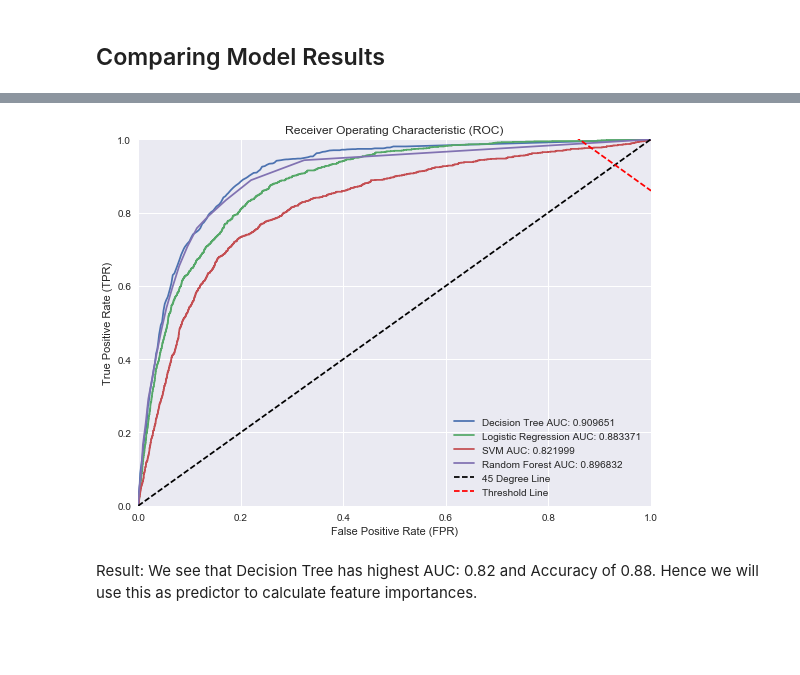
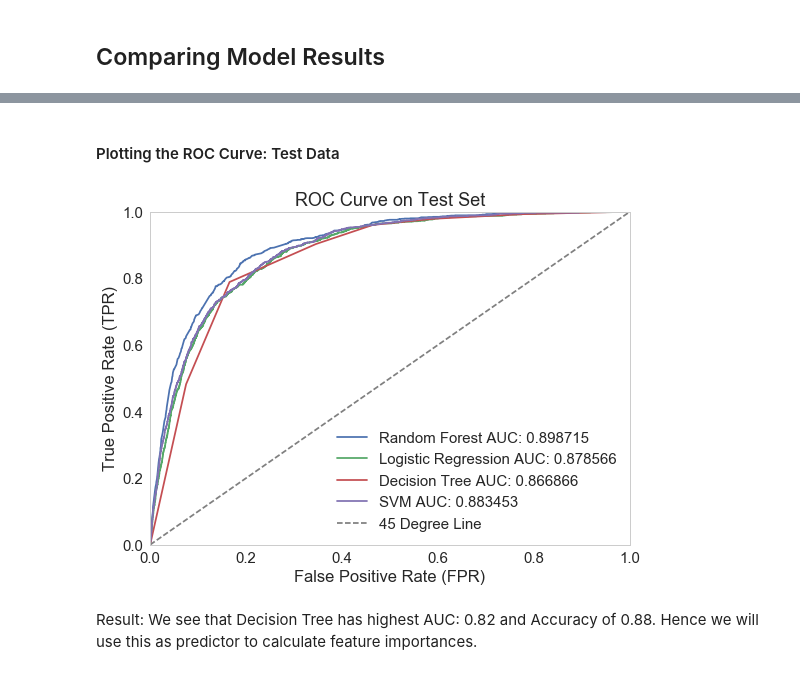
Before and after one commit to jubins/Bank-Marketing-Multivariate-Analysis, a Jupyter notebook: IDS_BankMarketingAnalytics.ipynb, the cells around one changed output, grey strips where cells are left out. Cells and saved outputs as stored; diff of their text form; code cells hidden in the pictures; blank space fills up the shorter version.

Commit message:
added more plots
updated the code and plots

```diff
--- a/IDS_BankMarketingAnalytics.ipynb
+++ b/IDS_BankMarketingAnalytics.ipynb
@@ -271,15 +324,15 @@ SVM AUC: 0.821999
 #### Implementing Random Forest
 # %%
 from sklearn.ensemble import RandomForestClassifier
-rf = RandomForestClassifier(criterion='entropy', n_estimators=20)
+rf = RandomForestClassifier(criterion='entropy', n_estimators=5, min_samples_split=5, min_samples_leaf=10)
 rf = rf.fit(X_train, y_train)
-y_pred = rf.predict(X_test)
-scores = rf.predict_proba(X_test)
-y_scores = []
-for i in range(len(scores)):
-    y_scores.append(scores[i][1])
+y_pred_rf = rf.predict(X_test)
+scores_rf = rf.predict_proba(X_test)
+y_scores_rf = []
+for i in range(len(scores_rf)):
+    y_scores_rf.append(scores_rf[i][1])
 
-fpr_rf, tpr_rf, threshold_rf = roc_curve(y_test, y_scores, pos_label=1)
-print("Random Forest Accuracy: %5f" %accuracy_score(y_test, y_pred))
+fpr_rf, tpr_rf, threshold_rf = roc_curve(y_test, y_scores_rf, pos_label=1)
+print("Random Forest Accuracy: %5f" %accuracy_score(y_test, y_pred_rf))
 print("Random Forest AUC: %5f" %auc(fpr_rf,tpr_rf))
 # %% [output]
@@ -287,0 +341,14 @@ Random Forest AUC: 0.896832
+# %%
+sns.set_style("whitegrid", {'axes.grid' : False})
+scores_train = rf.predict_proba(X_train)
+y_scores_train = []
+for i in range(len(scores_train)):
+    y_scores_train.append(scores_train[i][1])
+fpr_rf_train, tpr_rf_train, _ = roc_curve(y_train, y_scores_train, pos_label=1)
+
+plt.plot(fpr_rf_train, tpr_rf_train, color='darkblue', label='Train AUC: %5f' %auc(fpr_rf_train, tpr_rf_train))
+plt.plot(fpr_rf, tpr_rf, color='red', ls='--', label='Test AUC: %5f' %auc(fpr_rf, tpr_rf))
+plt.title("Random Forest ROC Curve")
+plt.xlabel("False Positive Rate (FPR)")
+plt.ylabel("True Positive Rate (TPR)")
+plt.legend(loc='lower right')
@@ -292,21 +377,23 @@ Random Forest AUC: 0.896832
+# %% [markdown]
+#### Plotting the ROC Curve: Test Data
 # %%
 plt.figure(figsize=(8,6))
+plt.plot(fpr_rf, tpr_rf, label="Random Forest AUC: %3f" %auc(fpr_rf,tpr_rf))
+plt.plot(fpr_lr, tpr_lr, label="Logistic Regression AUC: %3f" %auc(fpr_lr,tpr_lr))
 plt.plot(fpr_dt, tpr_dt, label="Decision Tree AUC: %3f" %auc(fpr_dt,tpr_dt))
-plt.plot(fpr_lr, tpr_lr, label="Logistic Regression AUC: %3f" %auc(fpr_lr,tpr_lr))
 plt.plot(fpr_svm, tpr_svm, label="SVM AUC: %3f" %auc(fpr_svm,tpr_svm))
-plt.plot(fpr_rf, tpr_rf, label="Random Forest AUC: %3f" %auc(fpr_rf,tpr_rf))
-plt.plot([0,1], [0,1], color='black', ls = '--', label='45 Degree Line')
-plt.plot(threshold_dt, color='red', ls='--', label='Threshold Line')
-plt.title("Receiver Operating Characteristic (ROC)")
+plt.plot([0,1], [0,1], color='grey', ls = '--', label='45 Degree Line')
+#plt.plot(threshold_dt, color='red', ls='--', label='Threshold Line')
+plt.title("ROC Curve on Test Set")
 plt.xlabel("False Positive Rate (FPR)")
 plt.ylabel("True Positive Rate (TPR)")
 plt.xlim(0,1)
 plt.ylim(0,1)
 plt.legend(loc='lower right')
 plt.tight_layout()
 plt.show()
 # %% [output]
-[figure, old version]
+[figure, new version]
 # %% [markdown]
 Result: We see that Decision Tree has highest AUC: 0.82 and Accuracy of 0.88. Hence we will use this as predictor to calculate feature importances.
 # %% [markdown]
```
Also changed, not shown: parts of 21 cells of this notebook.
